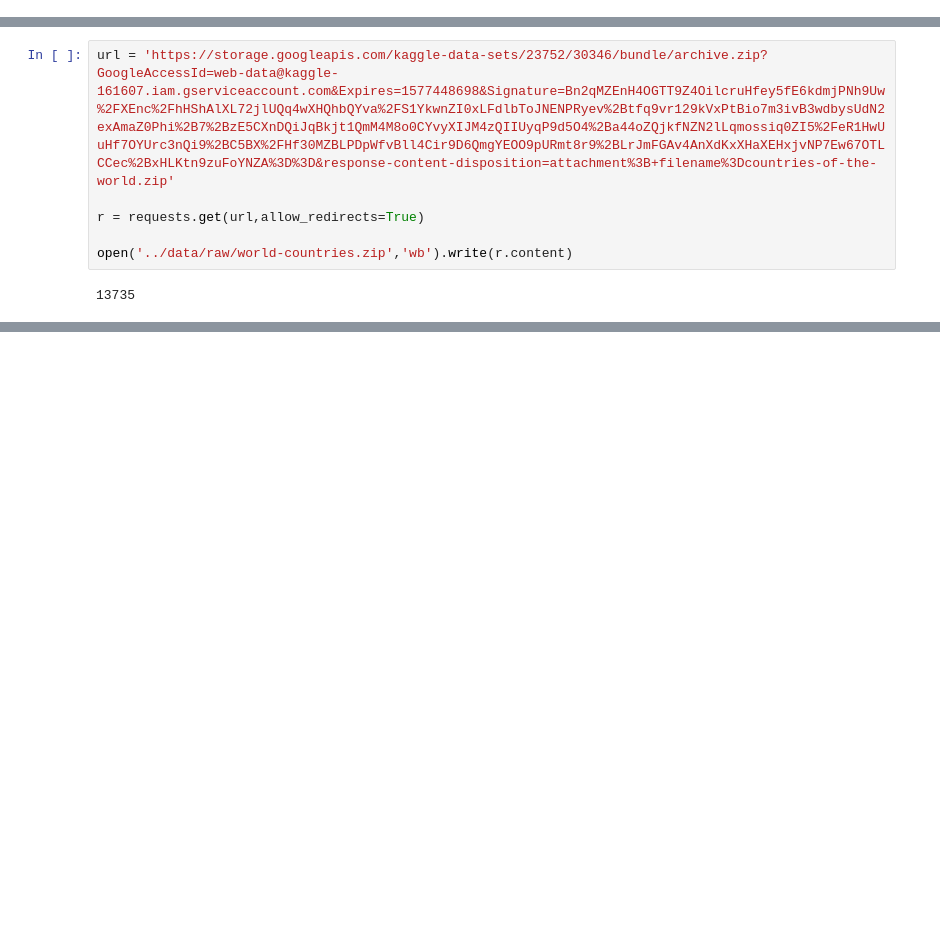
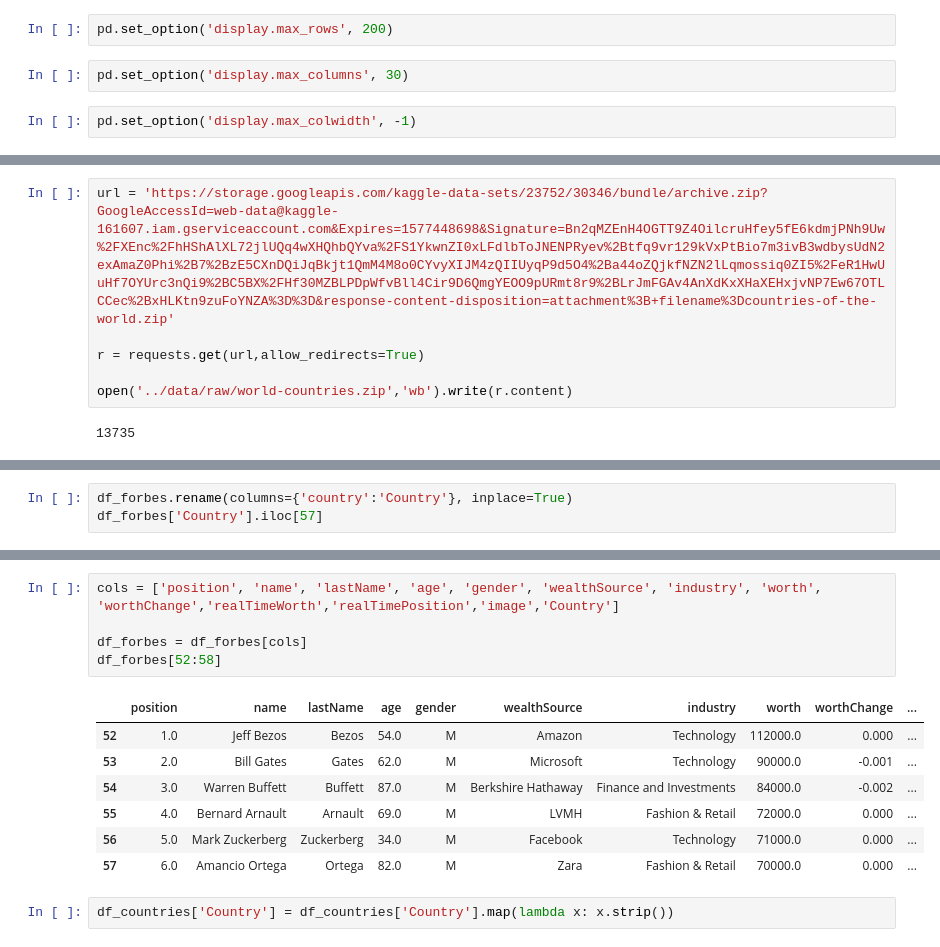
Before and after one commit to herreradelduque/Ironhack-Module-1-Project---Pandas-Pipelines, a Jupyter notebook: notebooks/notebook2.ipynb, the cells around one changed output, grey strips where cells are left out. Saved outputs shown, nothing was run; the diff lists cells and outputs as text; blank space fills up the shorter version.

```diff
--- a/notebooks/notebook2.ipynb
+++ b/notebooks/notebook2.ipynb
@@ -1,6 +1,12 @@
 # %%
 import requests
 import pandas as pd
+# %%
+pd.set_option('display.max_rows', 200)
+# %%
+pd.set_option('display.max_columns', 30)
+# %%
+pd.set_option('display.max_colwidth', -1)
 # %% [markdown]
 Completing the missing data.
 
@@ -95,0 +101,3 @@ df_countries.head()
+# %%
+df_forbes.rename(columns={'country':'Country'}, inplace=True)
+df_forbes['Country'].iloc[57]
@@ -95,0 +123,15 @@ df_countries.head()
+# %%
+cols = ['position', 'name', 'lastName', 'age', 'gender', 'wealthSource', 'industry', 'worth', 'worthChange','realTimeWorth','realTimePosition','image','Country']
+
+df_forbes = df_forbes[cols]
+df_forbes[52:58]
+# %% [output]
+|  | position | name | lastName | age | gender | wealthSource | industry | worth | worthChange | ... |
+| 52 | 1.0 | Jeff Bezos | Bezos | 54.0 | M | Amazon | Technology | 112000.0 | 0.000 | ... |
+| 53 | 2.0 | Bill Gates | Gates | 62.0 | M | Microsoft | Technology | 90000.0 | -0.001 | ... |
+| 54 | 3.0 | Warren Buffett | Buffett | 87.0 | M | Berkshire Hathaway | Finance and Investments | 84000.0 | -0.002 | ... |
+| 55 | 4.0 | Bernard Arnault | Arnault | 69.0 | M | LVMH | Fashion & Retail | 72000.0 | 0.000 | ... |
+| 56 | 5.0 | Mark Zuckerberg | Zuckerberg | 34.0 | M | Facebook | Technology | 71000.0 | 0.000 | ... |
+| 57 | 6.0 | Amancio Ortega | Ortega | 82.0 | M | Zara | Fashion & Retail | 70000.0 | 0.000 | ... |
+# %%
+df_countries['Country'] = df_countries['Country'].map(lambda x: x.strip())
```
Also changed, not shown: parts of 11 cells of this notebook.
